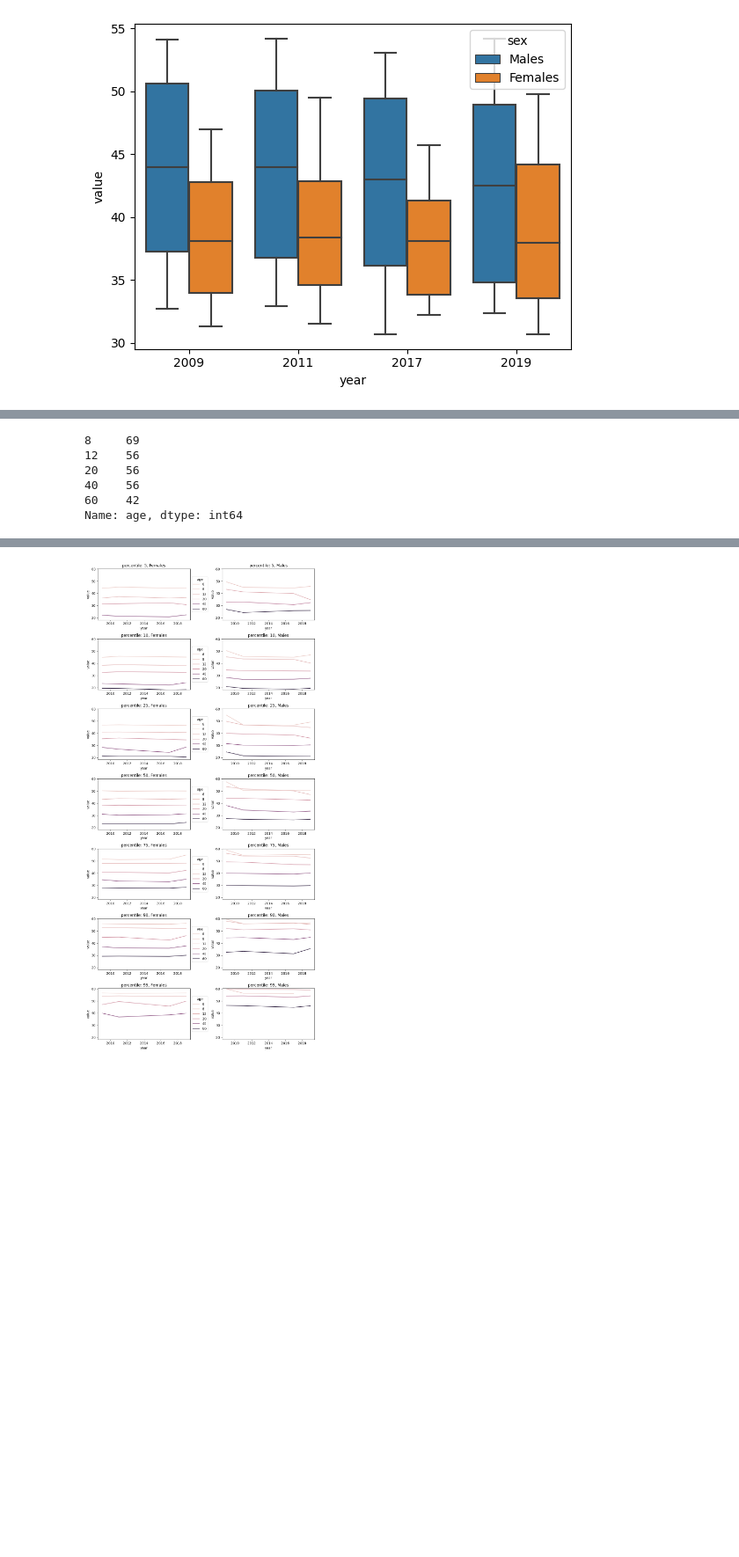
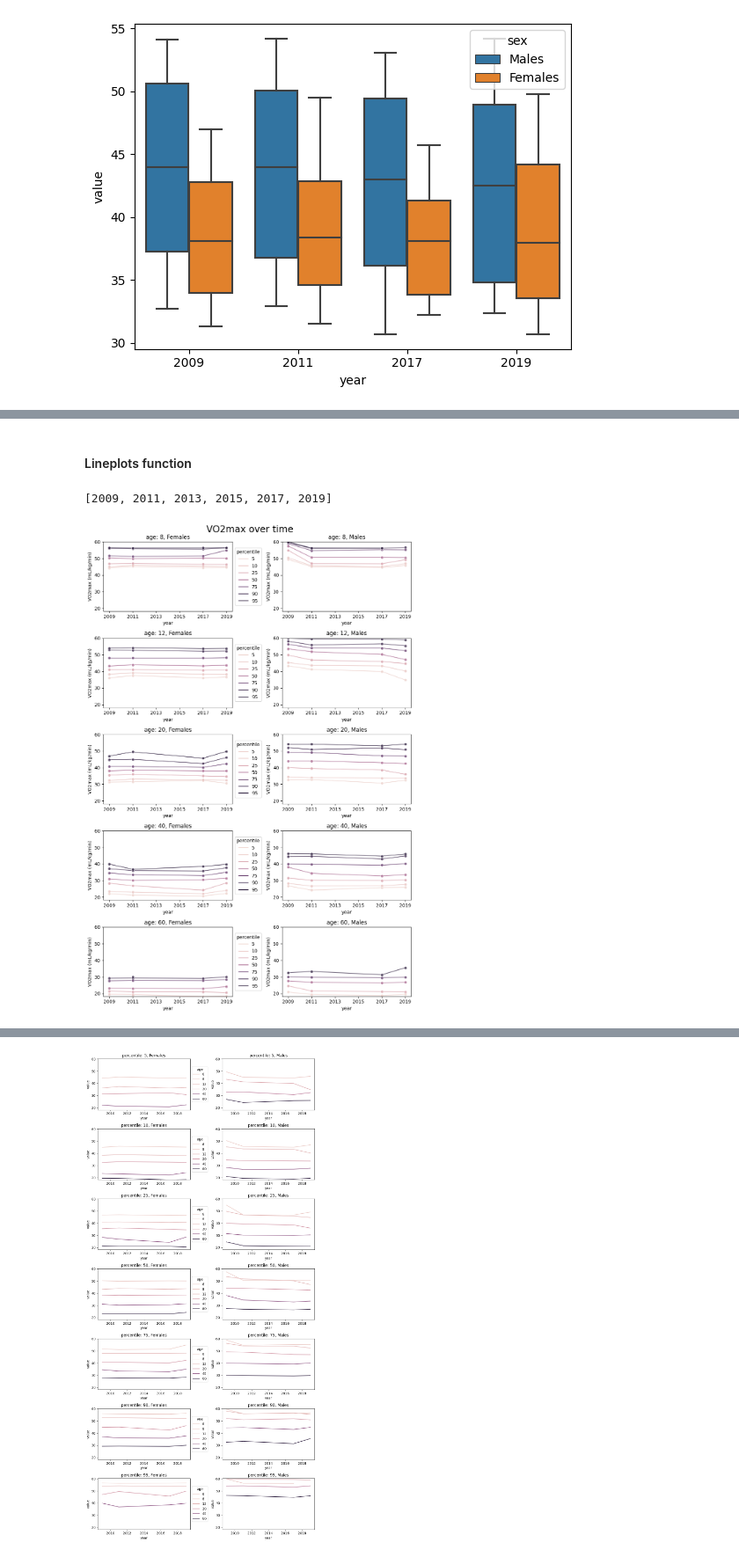
Before and after one commit to silvhua/lighthouse-RnR-project, a Jupyter notebook: canada_fitness.ipynb, the cells around one changed output, grey strips where cells are left out. Shown at 88% size. Saved outputs shown, nothing was run; the diff lists cells and outputs as text; code cells hidden in the pictures; blank space fills up the shorter version.

```diff
--- a/canada_fitness.ipynb
+++ b/canada_fitness.ipynb
@@ -419,9 +414,2 @@ lineplots(df_crf)
-# %%
-df_crf['age'].value_counts()
-# %% [output]
-8     69
-12    56
-20    56
-40    56
-60    42
-Name: age, dtype: int64
+# %% [markdown]
+#### Lineplots function
@@ -427,0 +458,15 @@ Name: age, dtype: int64
+# %%
+xticks = [year for year in range(2009,2021, 2)]
+xticks
+# %% [output]
+[2009, 2011, 2013, 2015, 2017, 2019]
+# %%
+plot_abs_crf_age = lineplots(df_crf[df_crf['age'] > 6], yaxis_label='VO2max (mL/kg/min)',
+    xticks=xticks, title='VO2max over time')
+# Each line represents a percentile value
+    # The fittest seniors are getting fitter over time
+    # People under age 20 with median or with below average fitness are getting less fit over time
+
+plot_abs_crf_age.savefig(r'./crf vs year by age.png')
+# %% [output]
+[figure, added]
```
Also changed, not shown: parts of 27 cells of this notebook, 11 other files.
